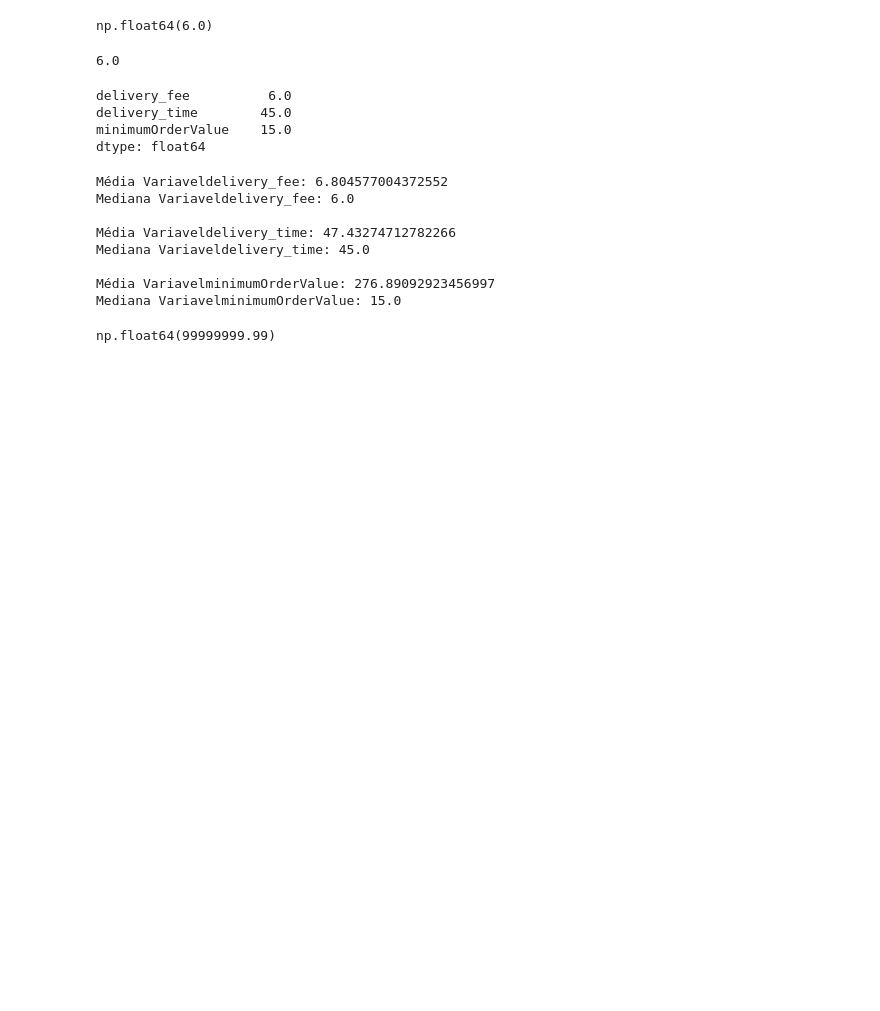
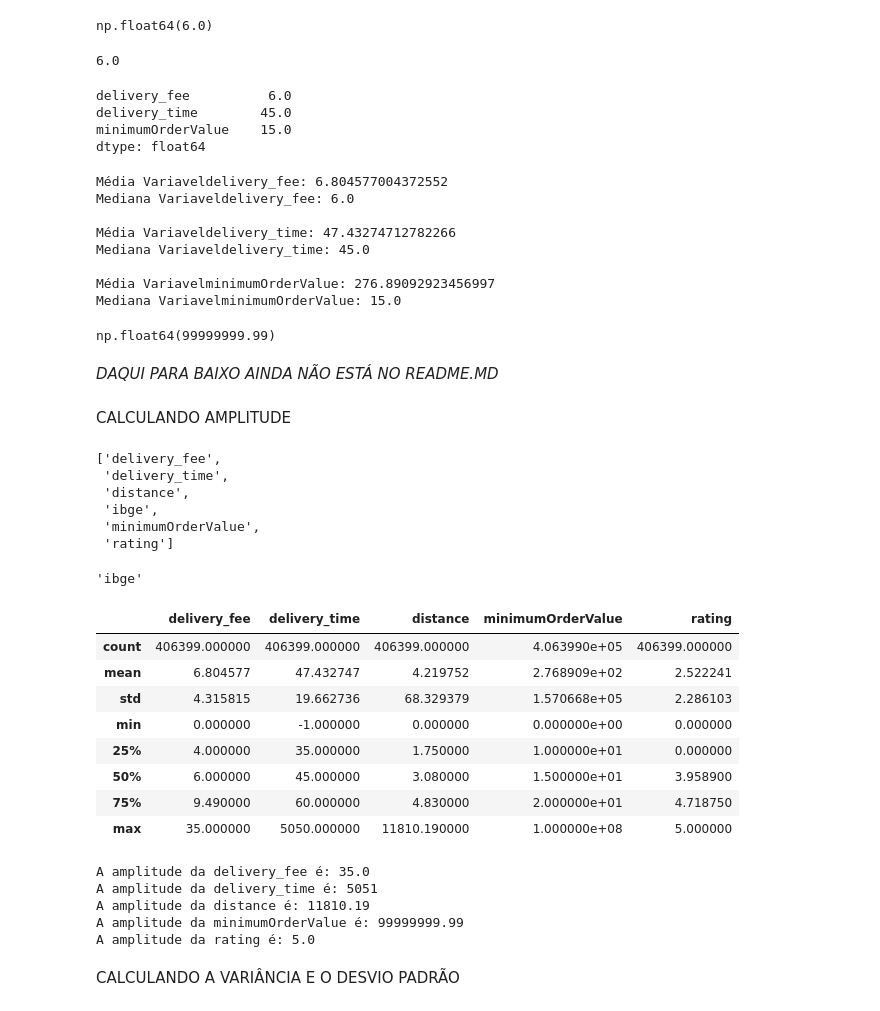
Before and after one commit to thiagolir4/Estatistica_Descritiva_Python, a Jupyter notebook: medidas_estatisticas/medidas_estatisticas.ipynb, the cells around one changed output. Cells and saved outputs as stored; diff of their text form; code cells hidden in the pictures; blank space fills up the shorter version.

Commit message:
inclusão de desvio padrao e variancia

```diff
--- a/medidas_estatisticas/medidas_estatisticas.ipynb
+++ b/medidas_estatisticas/medidas_estatisticas.ipynb
@@ -184,3 +184,47 @@ Mediana VariavelminimumOrderValue: 15.0
 df_sel['minimumOrderValue'].max()
 # %% [output]
 np.float64(99999999.99)
+# %% [markdown]
+*DAQUI PARA BAIXO AINDA NÃO ESTÁ NO README.MD*
+# %% [markdown]
+CALCULANDO AMPLITUDE
+# %%
+numericas = df.select_dtypes(include=['number']).columns.tolist()
+# %%
+numericas
+# %% [output]
+['delivery_fee',
+ 'delivery_time',
+ 'distance',
+ 'ibge',
+ 'minimumOrderValue',
+ 'rating']
+# %%
+#removendo o ibge da lista de numericas
+numericas.pop(3)
+# %% [output]
+'ibge'
+# %%
+df[numericas].describe()
+# %% [output]
+|  | delivery_fee | delivery_time | distance | minimumOrderValue | rating |
+| count | 406399.000000 | 406399.000000 | 406399.000000 | 4.063990e+05 | 406399.000000 |
+| mean | 6.804577 | 47.432747 | 4.219752 | 2.768909e+02 | 2.522241 |
+| std | 4.315815 | 19.662736 | 68.329379 | 1.570668e+05 | 2.286103 |
+| min | 0.000000 | -1.000000 | 0.000000 | 0.000000e+00 | 0.000000 |
+| 25% | 4.000000 | 35.000000 | 1.750000 | 1.000000e+01 | 0.000000 |
+| 50% | 6.000000 | 45.000000 | 3.080000 | 1.500000e+01 | 3.958900 |
+| 75% | 9.490000 | 60.000000 | 4.830000 | 2.000000e+01 | 4.718750 |
+| max | 35.000000 | 5050.000000 | 11810.190000 | 1.000000e+08 | 5.000000 |
+# %%
+for variavel in numericas:
+    amplitude = df[variavel].max() - df[variavel].min()
+    print(f"A amplitude da {variavel} é: {amplitude}")
+# %% [output]
+A amplitude da delivery_fee é: 35.0
+A amplitude da delivery_time é: 5051
+A amplitude da distance é: 11810.19
+A amplitude da minimumOrderValue é: 99999999.99
+A amplitude da rating é: 5.0
+# %% [markdown]
+CALCULANDO A VARIÂNCIA E O DESVIO PADRÃO
```
Also changed, not shown: parts of 5 cells of this notebook.
